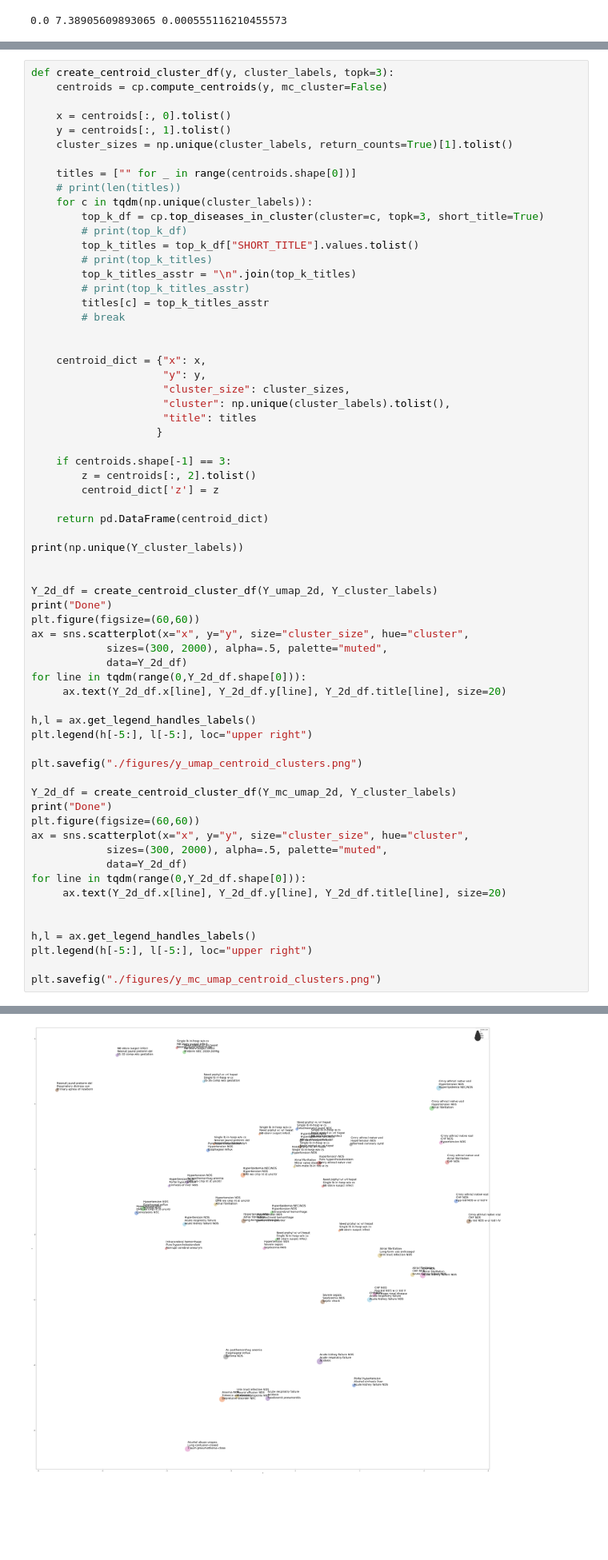
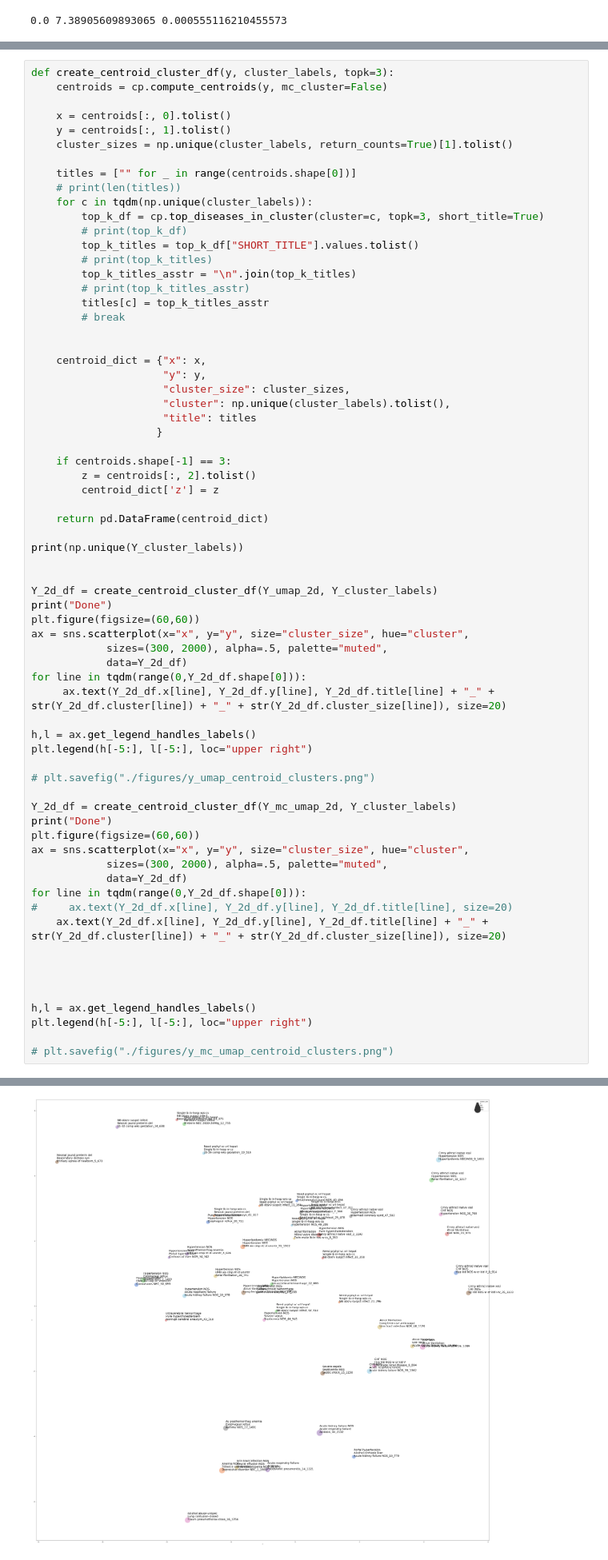
Before and after one commit to ashea2nd/VAE-EHR, a Jupyter notebook: experiments/200402_spectral_analysis_K50_rescaled_svd_knn50 copy/cluster_visualizations_K50_rescaled.ipynb, the cells around one changed output, grey strips where cells are left out. Shown at 80% size. Drawn from its saved outputs; the diff is of its cells as text; blank space fills up the shorter version.

```diff
--- a/experiments/200402_spectral_analysis_K50_rescaled_svd_knn50 copy/cluster_visualizations_K50_rescaled.ipynb
+++ b/experiments/200402_spectral_analysis_K50_rescaled_svd_knn50 copy/cluster_visualizations_K50_rescaled.ipynb
@@ -172,12 +168,12 @@ ax = sns.scatterplot(x="x", y="y", size="cluster_size", hue="cluster",
             sizes=(300, 2000), alpha=.5, palette="muted",
             data=Y_2d_df)
 for line in tqdm(range(0,Y_2d_df.shape[0])):
-     ax.text(Y_2d_df.x[line], Y_2d_df.y[line], Y_2d_df.title[line], size=20)
+     ax.text(Y_2d_df.x[line], Y_2d_df.y[line], Y_2d_df.title[line] + "_" + str(Y_2d_df.cluster[line]) + "_" + str(Y_2d_df.cluster_size[line]), size=20)
 
 h,l = ax.get_legend_handles_labels()
 plt.legend(h[-5:], l[-5:], loc="upper right")
 
-plt.savefig("./figures/y_umap_centroid_clusters.png")
+# plt.savefig("./figures/y_umap_centroid_clusters.png")
 
 Y_2d_df = create_centroid_cluster_df(Y_mc_umap_2d, Y_cluster_labels)
 print("Done")
@@ -186,13 +182,16 @@ ax = sns.scatterplot(x="x", y="y", size="cluster_size", hue="cluster",
             sizes=(300, 2000), alpha=.5, palette="muted",
             data=Y_2d_df)
 for line in tqdm(range(0,Y_2d_df.shape[0])):
-     ax.text(Y_2d_df.x[line], Y_2d_df.y[line], Y_2d_df.title[line], size=20)
+#     ax.text(Y_2d_df.x[line], Y_2d_df.y[line], Y_2d_df.title[line], size=20)
+    ax.text(Y_2d_df.x[line], Y_2d_df.y[line], Y_2d_df.title[line] + "_" + str(Y_2d_df.cluster[line]) + "_" + str(Y_2d_df.cluster_size[line]), size=20)
+
+
 
 
 h,l = ax.get_legend_handles_labels()
 plt.legend(h[-5:], l[-5:], loc="upper right")
 
-plt.savefig("./figures/y_mc_umap_centroid_clusters.png")
+# plt.savefig("./figures/y_mc_umap_centroid_clusters.png")
 # %% [output]
 [ 0  1  2  3  4  5  6  7  8  9 10 11 12 13 14 15 16 17 18 19 20 21 22 23
  24 25 26 27 28 29 30 31 32 33 34 35 36 37 38 39 40 41 42 43 44 45 46 47
@@ -203,4 +203,4 @@ Done
-[figure, old version]
+[figure, new version]
 # %%
 evecs = 50
 L_evecs = pickle.load(open("./data/L_evecs{}_K{}.p".format(evecs, k_neighbors), 'rb'))
```
Also changed, not shown: parts of 2 cells of this notebook, 6 other files.
